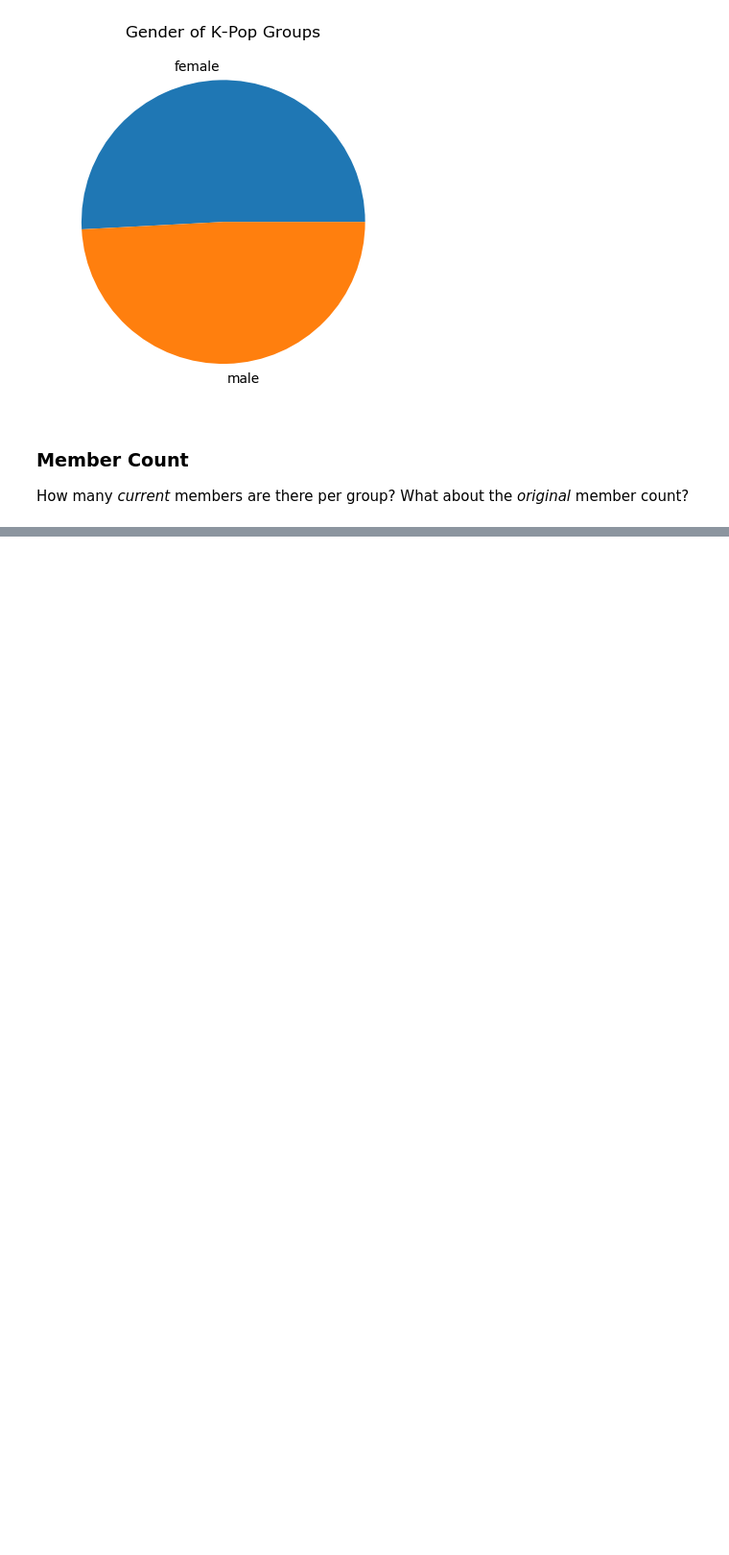
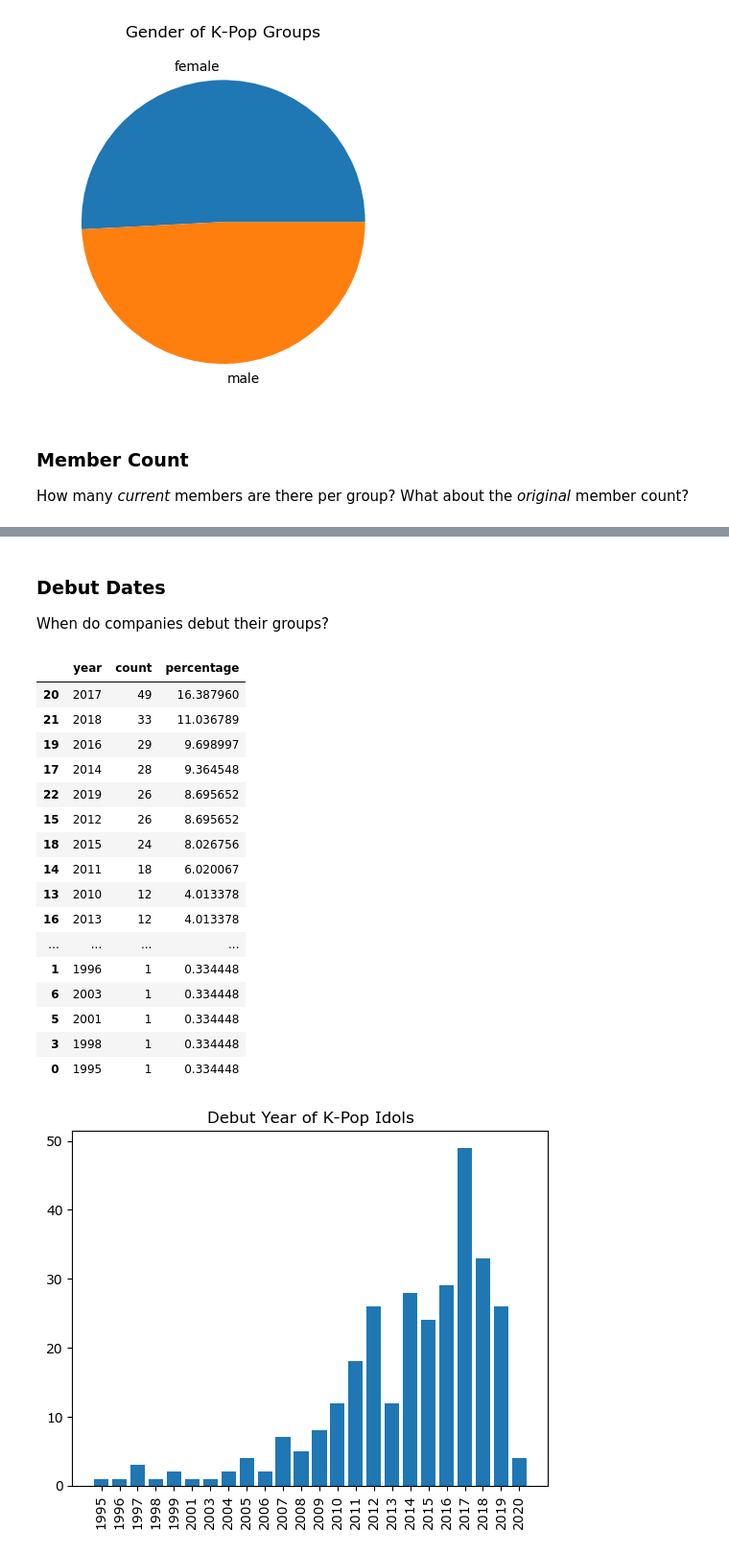
Before and after one commit to buzz-lightsnack-2007/analyzing-KPop, a Jupyter notebook: main.ipynb, the cells around one changed output, grey strips where cells are left out. Shown: that part at 96% size. Saved outputs shown, nothing was run; the diff lists cells and outputs as text; code cells hidden in the pictures; blank space fills up the shorter version.

```diff
--- a/main.ipynb
+++ b/main.ipynb
@@ -771,0 +775,47 @@ analyze_group_count(database_groups)
+# %% [markdown]
+### Debut Dates
+When do companies debut their groups?
+# %%
+def analyze_group_debutdates(dataset, column_name_key: str):
+	"""
+		Analyze the debut dates of K-Pop groups.
+
+		Parameters:
+			dataset: the dataset containing dates
+			column_name_key: (str) the key of the column containing the data
+		Returns: none
+	"""
+
+	# Populate the dates with the correct format.
+	date_debut = [dates_split(date) for date in dataset[column_name_key]]
+
+	# Get all of the year, months, and dates.
+	date_debut_overview = dates_list_group(date_debut)
+
+	# Get the frequencies and create the graph.
+	date_debut_frequencies = {}
+	for date_category in list(date_debut_overview.keys()):
+		# Copy the data.
+		date_debut_frequencies[date_category] = count_unique(date_debut_overview[date_category], date_category)
+		graph_create("bar", True, ("Debut " + date_category.capitalize() + " of K-Pop Idols"), date_debut_frequencies[date_category].keys(), date_debut_frequencies[date_category].values())
+
+analyze_group_debutdates(database_groups['all'], 'Debut')
+# %% [output]
+|  | year | count | percentage |
+| 20 | 2017 | 49 | 16.387960 |
+| 21 | 2018 | 33 | 11.036789 |
+| 19 | 2016 | 29 | 9.698997 |
+| 17 | 2014 | 28 | 9.364548 |
+| 22 | 2019 | 26 | 8.695652 |
+| 15 | 2012 | 26 | 8.695652 |
+| 18 | 2015 | 24 | 8.026756 |
+| 14 | 2011 | 18 | 6.020067 |
+| 13 | 2010 | 12 | 4.013378 |
+| 16 | 2013 | 12 | 4.013378 |
+| ... | ... | ... | ... |
+| 1 | 1996 | 1 | 0.334448 |
+| 6 | 2003 | 1 | 0.334448 |
+| 5 | 2001 | 1 | 0.334448 |
+| 3 | 1998 | 1 | 0.334448 |
+| 0 | 1995 | 1 | 0.334448 |
+[figure, added]
```
Also changed, not shown: parts of 5 cells of this notebook.
